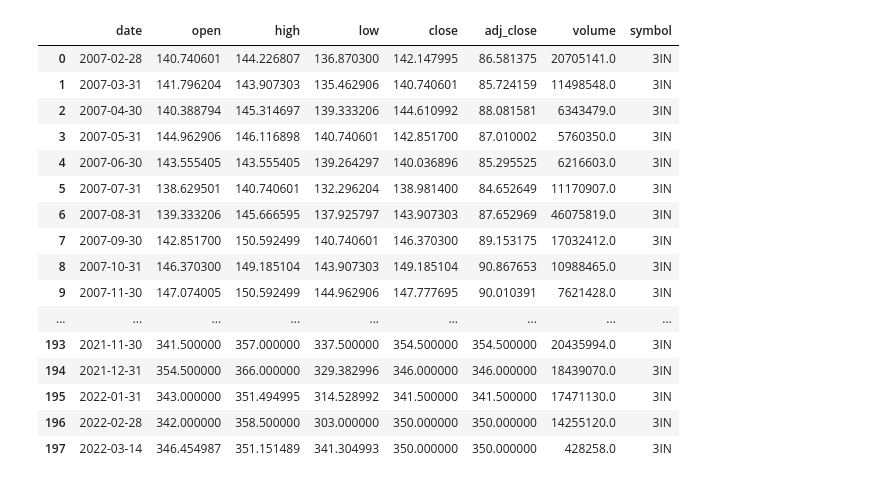
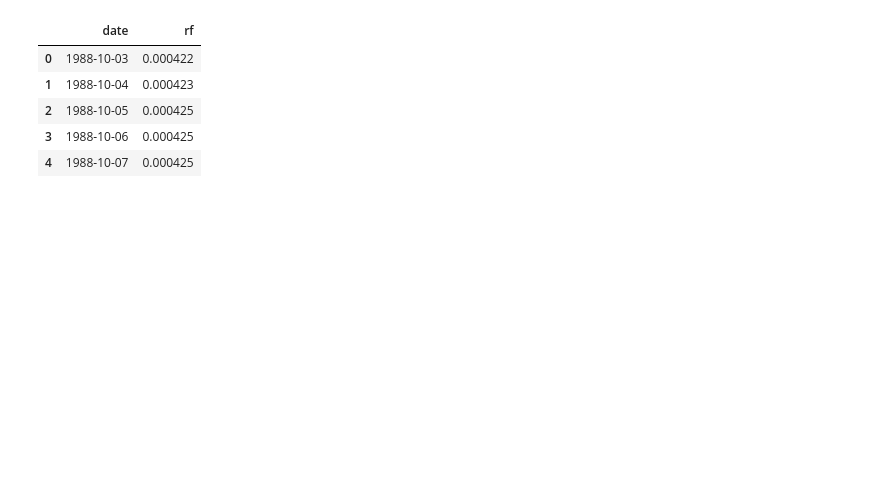
Before and after one commit to lingjie00/asset_pricing, a Jupyter notebook: etl/yprice.sync.ipynb, the cells around one changed output. Cells and saved outputs as stored; diff of their text form; code cells hidden in the pictures; blank space fills up the shorter version.

```diff
--- a/etl/yprice.sync.ipynb
+++ b/etl/yprice.sync.ipynb
@@ -47 +14,15 @@ sonia.head()
+# %%
+"""Risk free rate"""
+# monthly
+risk_cols = [date_col, risk_col]
+risk_monthly_raw = pd.read_csv(raw_path["risk_monthly"])
+risk_monthly_raw[date_col] = pd.to_datetime(
+    risk_monthly_raw["month"], format="%Ym%m")\
+    .dt.to_period("M").dt.to_timestamp("M")
+risk_monthly_raw = risk_monthly_raw[risk_cols]
+# daily
+risk_daily_raw = pd.read_csv(raw_path["risk_daily"])
+risk_daily_raw[date_col] = pd.to_datetime(
+    risk_daily_raw["date"])
+risk_daily_raw = risk_daily_raw[risk_cols]
 # %%
@@ -69,30 +37,10 @@ sonia.head()
 # %%
-"""Price data"""
-headers = ["date", "open", "high",
-           "low", "close", "adj_close", "volume", "symbol"]
-raw = pd.read_csv(price_path, header=None)\
-        .dropna(axis=0)
-raw.columns = headers
-raw["date"] = pd.to_datetime(raw["date"]) - timedelta(days=1)
-raw["symbol"] = raw.loc[:, "symbol"].str.replace(".L", "", regex=False)
-
-raw[raw.loc[:, "symbol"] == "3IN"]
+risk_daily_raw.head()
 # %% [output]
-|  | date | open | high | low | close | adj_close | volume | symbol |
-| 0 | 2007-02-28 | 140.740601 | 144.226807 | 136.870300 | 142.147995 | 86.581375 | 20705141.0 | 3IN |
-| 1 | 2007-03-31 | 141.796204 | 143.907303 | 135.462906 | 140.740601 | 85.724159 | 11498548.0 | 3IN |
-| 2 | 2007-04-30 | 140.388794 | 145.314697 | 139.333206 | 144.610992 | 88.081581 | 6343479.0 | 3IN |
-| 3 | 2007-05-31 | 144.962906 | 146.116898 | 140.740601 | 142.851700 | 87.010002 | 5760350.0 | 3IN |
-| 4 | 2007-06-30 | 143.555405 | 143.555405 | 139.264297 | 140.036896 | 85.295525 | 6216603.0 | 3IN |
-| 5 | 2007-07-31 | 138.629501 | 140.740601 | 132.296204 | 138.981400 | 84.652649 | 11170907.0 | 3IN |
-| 6 | 2007-08-31 | 139.333206 | 145.666595 | 137.925797 | 143.907303 | 87.652969 | 46075819.0 | 3IN |
-| 7 | 2007-09-30 | 142.851700 | 150.592499 | 140.740601 | 146.370300 | 89.153175 | 17032412.0 | 3IN |
-| 8 | 2007-10-31 | 146.370300 | 149.185104 | 143.907303 | 149.185104 | 90.867653 | 10988465.0 | 3IN |
-| 9 | 2007-11-30 | 147.074005 | 150.592499 | 144.962906 | 147.777695 | 90.010391 | 7621428.0 | 3IN |
-| ... | ... | ... | ... | ... | ... | ... | ... | ... |
-| 193 | 2021-11-30 | 341.500000 | 357.000000 | 337.500000 | 354.500000 | 354.500000 | 20435994.0 | 3IN |
-| 194 | 2021-12-31 | 354.500000 | 366.000000 | 329.382996 | 346.000000 | 346.000000 | 18439070.0 | 3IN |
-| 195 | 2022-01-31 | 343.000000 | 351.494995 | 314.528992 | 341.500000 | 341.500000 | 17471130.0 | 3IN |
-| 196 | 2022-02-28 | 342.000000 | 358.500000 | 303.000000 | 350.000000 | 350.000000 | 14255120.0 | 3IN |
-| 197 | 2022-03-14 | 346.454987 | 351.151489 | 341.304993 | 350.000000 | 350.000000 | 428258.0 | 3IN |
+|  | date | rf |
+| 0 | 1988-10-03 | 0.000422 |
+| 1 | 1988-10-04 | 0.000423 |
+| 2 | 1988-10-05 | 0.000425 |
+| 3 | 1988-10-06 | 0.000425 |
+| 4 | 1988-10-07 | 0.000425 |
 # %%
```
Also changed, not shown: parts of 16 cells of this notebook, 36 other files.
